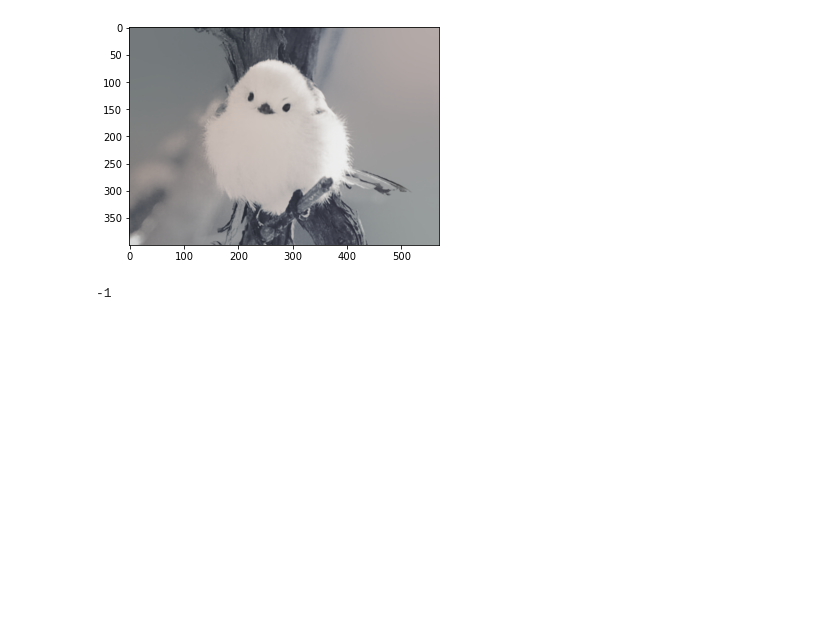
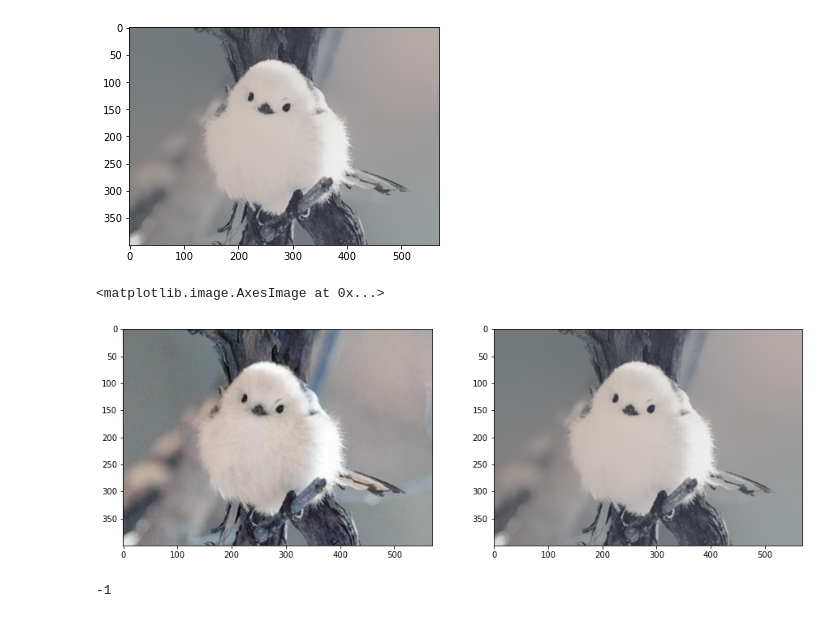
Before and after one commit to LHw3927/ImageAnalysis, a Jupyter notebook: FilterCase.ipynb, the cells around one changed output. Drawn from its saved outputs; the diff is of its cells as text; code cells hidden in the pictures; blank space fills up the shorter version.

```diff
--- a/FilterCase.ipynb
+++ b/FilterCase.ipynb
@@ -51,6 +51,17 @@ display(plt.imshow(blur_bilateralFilter))
 # %% [output]
 <matplotlib.image.AxesImage at 0x...>
 [figure]
+# %%
+origin = origin_bird.copy()
+blur_bilateralFilter = cv2.bilateralFilter(origin,-1,80,80)
+
+f,ax = plt.subplots(1,2)
+f.set_size_inches(15,7)
+ax[0].imshow(origin)
+ax[1].imshow(blur_bilateralFilter)
+# %% [output]
+<matplotlib.image.AxesImage at 0x...>
+[figure, added]
 # %%
 cv2.imshow('blur_bilateralFilter',blur_bilateralFilter)
 cv2.imshow('img_origin',img_2)
```
Also changed, not shown: 5 other files.
